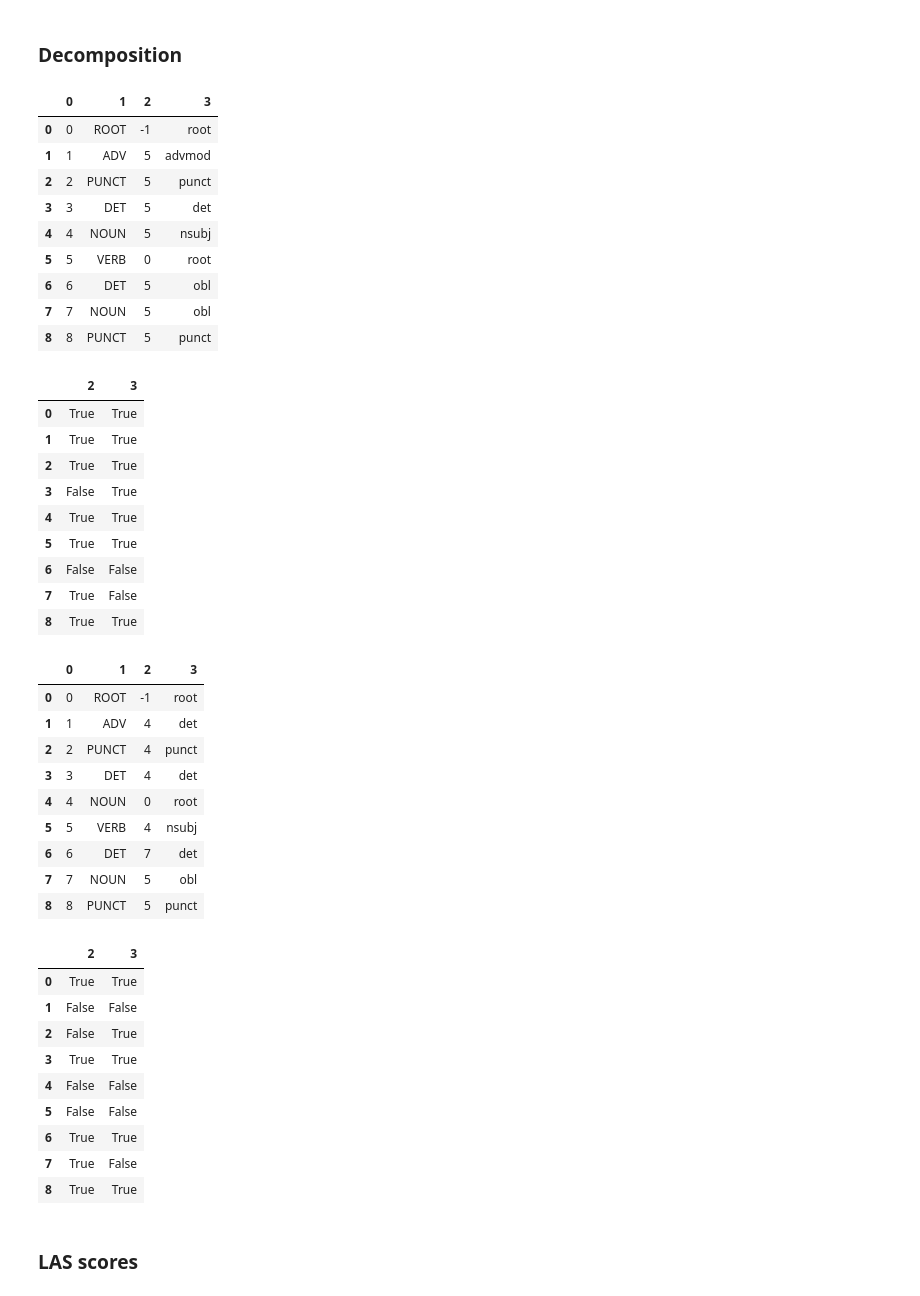
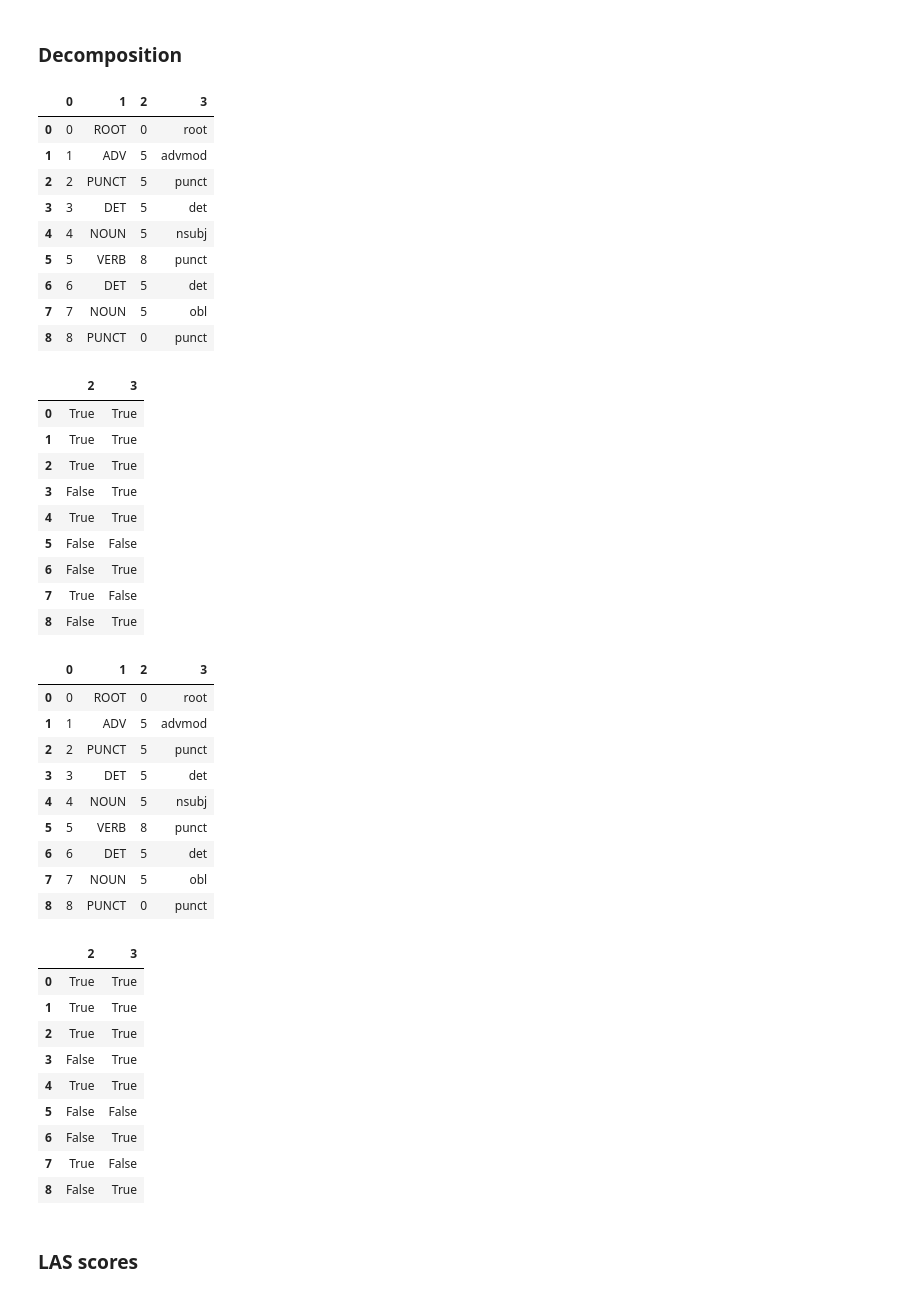
Before and after one commit to LouisGerard/Eisner, a Jupyter notebook: Eisner.ipynb, the cells around one changed output. Cells and saved outputs as stored; diff of their text form; code cells hidden in the pictures.

```diff
--- a/Eisner.ipynb
+++ b/Eisner.ipynb
@@ -266,0 +127,3 @@ x.shape, y.shape
+# %%
+x_train_n, y_train_n = utils.create_dataset(f1.sentences_fr_train, f1, with_negatives=True)
+x_train_n.shape, y_train_n.shape
@@ -267,11 +137,12 @@ x.shape, y.shape
 # %%
-model = keras.models.Sequential()
-model.add(keras.layers.Dense(39, activation='sigmoid', input_dim=37))
+model_n = keras.models.Sequential()
+model_n.add(keras.layers.Dense(39, activation='softplus', input_dim=37))
 
 tensorboard = keras.callbacks.TensorBoard(log_dir="logs/{}".format(time.time()))
+opt = keras.optimizers.Adam(lr=0.0001)
 
-model.compile('sgd', 'binary_crossentropy', metrics=['accuracy'])
-model.summary()
+model_n.compile(opt, 'categorical_crossentropy', metrics=['accuracy'])
+model_n.summary()
 # %% [output]
 _________________________________________________________________
 Layer (type)                 Output Shape              Param #
@@ -283,7 +154,7 @@ Trainable params: 1,482
 Non-trainable params: 0
 _________________________________________________________________
 # %%
-h = model.fit(x_train, y_train, epochs=1000, batch_size=1024, validation_data=(x_test, y_test), verbose=0, callbacks=[tensorboard])
+h = model_n.fit(x_train_n, y_train_n, epochs=100, batch_size=1024, validation_data=(x_test_n, y_test_n), verbose=0, callbacks=[tensorboard])
 
 x_plt = np.arange(len(h.history['loss']))
 plt.plot(x_plt, h.history['loss'], label='train')
@@ -467,4 +210,4 @@ def eisner(sentence, model=None, perfect=False):
 # %%
-full_left, full_right, part, labels = eisner(sentence, model)
-full_left_n, full_right_n, part_n, labels_n = eisner(sentence, model2)
-true_full_left, true_full_right, true_part, true_labels = eisner(sentence, perfect=True)
+full_left, full_right, part, labels = utils.eisner(sentence, f1, model)
+full_left_n, full_right_n, part_n, labels_n = utils.eisner(sentence, f1, model_n)
+true_full_left, true_full_right, true_part, true_labels = utils.eisner(sentence, f1, perfect=True)
@@ -627,19 +216,19 @@ def predict_sentence(sentence, full_left, full_right, part, labels):
 # %%
-sentence_predicted = predict_sentence(sentence, full_left, full_right, part, labels)
+sentence_predicted = utils.predict_sentence(sentence, f1, full_left, full_right, part, labels)
 pd.DataFrame(sentence_predicted)
 # %% [output]
 |  | 0 | 1 | 2 | 3 |
-| 0 | 0 | ROOT | -1 | root |
+| 0 | 0 | ROOT | 0 | root |
 | 1 | 1 | ADV | 5 | advmod |
 | 2 | 2 | PUNCT | 5 | punct |
 | 3 | 3 | DET | 5 | det |
 | 4 | 4 | NOUN | 5 | nsubj |
-| 5 | 5 | VERB | 0 | root |
-| 6 | 6 | DET | 5 | obl |
+| 5 | 5 | VERB | 8 | punct |
+| 6 | 6 | DET | 5 | det |
 | 7 | 7 | NOUN | 5 | obl |
-| 8 | 8 | PUNCT | 5 | punct |
+| 8 | 8 | PUNCT | 0 | punct |
 # %%
-compare(pd.DataFrame(sentence_predicted)[[governor_i, label_i]], pd.DataFrame(sentence)[[governor_i, label_i]])
+utils.compare(pd.DataFrame(sentence_predicted)[[f1.governor_i, f1.label_i]], pd.DataFrame(sentence)[[f1.governor_i, f1.label_i]])
 # %% [output]
 |  | 2 | 3 |
 | 0 | True | True |
@@ -647,36 +236,36 @@ compare(pd.DataFrame(sentence_predicted)[[governor_i, label_i]], pd.DataFrame(se
 | 2 | True | True |
 | 3 | False | True |
 | 4 | True | True |
-| 5 | True | True |
-| 6 | False | False |
+| 5 | False | False |
+| 6 | False | True |
 | 7 | True | False |
-| 8 | True | True |
+| 8 | False | True |
 # %%
-sentence_predicted = predict_sentence(sentence, full_left_n, full_right_n, part_n, labels_n)
+sentence_predicted = utils.predict_sentence(sentence, f1, full_left_n, full_right_n, part_n, labels_n)
 pd.DataFrame(sentence_predicted)
 # %% [output]
 |  | 0 | 1 | 2 | 3 |
-| 0 | 0 | ROOT | -1 | root |
-| 1 | 1 | ADV | 4 | det |
-| 2 | 2 | PUNCT | 4 | punct |
-| 3 | 3 | DET | 4 | det |
-| 4 | 4 | NOUN | 0 | root |
-| 5 | 5 | VERB | 4 | nsubj |
-| 6 | 6 | DET | 7 | det |
+| 0 | 0 | ROOT | 0 | root |
+| 1 | 1 | ADV | 5 | advmod |
+| 2 | 2 | PUNCT | 5 | punct |
+| 3 | 3 | DET | 5 | det |
+| 4 | 4 | NOUN | 5 | nsubj |
+| 5 | 5 | VERB | 8 | punct |
+| 6 | 6 | DET | 5 | det |
 | 7 | 7 | NOUN | 5 | obl |
-| 8 | 8 | PUNCT | 5 | punct |
+| 8 | 8 | PUNCT | 0 | punct |
 # %%
-compare(pd.DataFrame(sentence_predicted)[[governor_i, label_i]], pd.DataFrame(sentence)[[governor_i, label_i]])
+utils.compare(pd.DataFrame(sentence_predicted)[[f1.governor_i, f1.label_i]], pd.DataFrame(sentence)[[f1.governor_i, f1.label_i]])
 # %% [output]
 |  | 2 | 3 |
 | 0 | True | True |
-| 1 | False | False |
-| 2 | False | True |
-| 3 | True | True |
-| 4 | False | False |
+| 1 | True | True |
+| 2 | True | True |
+| 3 | False | True |
+| 4 | True | True |
 | 5 | False | False |
-| 6 | True | True |
+| 6 | False | True |
 | 7 | True | False |
-| 8 | True | True |
+| 8 | False | True |
 # %% [markdown]
 ### LAS scores
```
Also changed, not shown: parts of 69 cells of this notebook, 5 other files.
